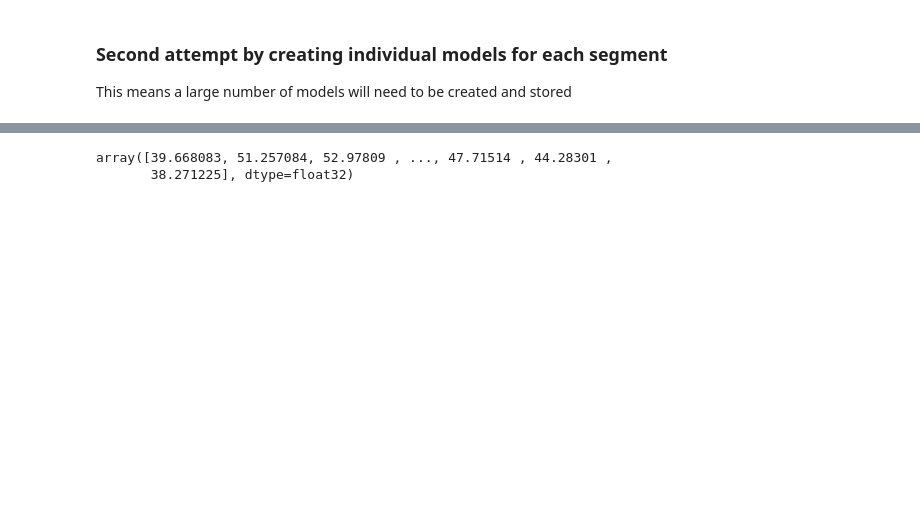
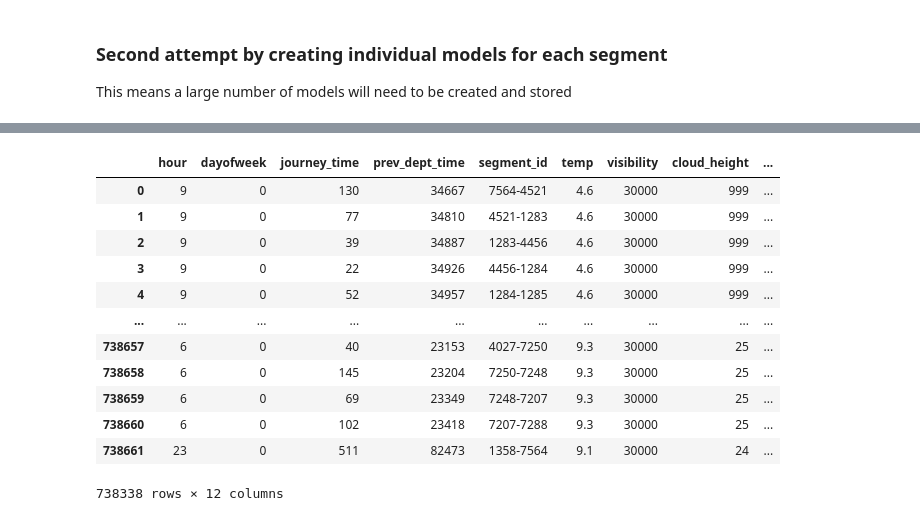
Before and after one commit to conorshort/dublin-bus-app, a Jupyter notebook: DataAnalytics/Conor/conor machine learning.ipynb, the cells around one changed output, grey strips where cells are left out. Drawn from its saved outputs; the diff is of its cells as text; code cells hidden in the pictures; blank space fills up the shorter version.

Commit message:
test segmentation plust dwell time model

```diff
--- a/DataAnalytics/Conor/conor machine learning.ipynb
+++ b/DataAnalytics/Conor/conor machine learning.ipynb
@@ -872,10 +572,9 @@ for seg in segment_models:
         # Pickle the 'data' dictionary using the highest protocol available.
         pickle.dump(segment_models[seg], f, pickle.HIGHEST_PROTOCOL)
 # %%
-with open('C:/Users/cls15/Google Drive/Comp Sci/Research Practicum/Code/dublin-bus-app/DataAnalytics/Conor/pickels/test.pickle', 'rb') as f:
-    # The protocol version used is detected automatically, so we do not
-    # have to specify it.
-    data = pickle.load(f)
+for seg in segment_models:
+    with open(f'C:/Users/cls15/Google Drive/Comp Sci/Research Practicum/Code/dublin-bus-app/DataAnalytics/Conor/pickels/{seg}.pickle', 'rb') as f:
+        data = pickle.load(f)
 # %%
 seg = '4436-5008'
 seg_df = df_rev2.copy()
@@ -889,6 +588,57 @@ y = seg_df["journey_time"]
 X = seg_df.drop(["journey_time"],1)
 
 data.predict(X)
-# %% [output]
-array([39.668083, 51.257084, 52.97809 , ..., 47.71514 , 44.28301 ,
-       38.271225], dtype=float32)
+# %%
+def get_prediction(segment, x):
+    with open(f'C:/Users/cls15/Google Drive/Comp Sci/Research Practicum/Code/dublin-bus-app/DataAnalytics/Conor/pickels/{segment}.pickle', 'rb') as f:
+        model = pickle.load(f)
+        return model.predict(x)
+
+data = pd.get_dummies(seg_df)
+seg = '4436-5008'
+seg_df = df_rev2.copy()
+seg_df = seg_df[seg_df["segment_id"] == seg]
+seg_df.drop(["segment_id"], 1, inplace=True)
+seg_df = pd.get_dummies(seg_df)
+X = seg_df.drop(["journey_time"],1)
+get_prediction(seg, X.head(1))
+
+df_rev2 = df.copy()
+df_rev2.drop(low_information_gain, 1, inplace=True)
+predictions = {}
+for seg in df.segment_id.unique():
+    seg_df = df_rev2.copy()
+    seg_df = seg_df[seg_df["segment_id"] == seg]
+    seg_df.drop(["segment_id"], 1, inplace=True)
+    seg_df = pd.get_dummies(seg_df)
+
+    # y is the target
+    y = seg_df["journey_time"]
+    # X is everything else
+    X = seg_df.drop(["journey_time"],1)
+    seg_df["predicted_journey"] = get_prediction(seg, X)
+    predictions[seg] = seg_df["predicted_journey"]
+
+result = pd.concat(list(predictions.values()))
+
+df_rev2["predicted_journey"] = 0
+
+df[["DAYOFSERVICE","PROGRNUMBER", ]]
+
+df_predictions = df_rev2.join(result)
+
+df_predictions.join(df[["DAYOFSERVICE","PROGRNUMBER"]])
+# %% [output]
+|  | hour | dayofweek | journey_time | prev_dept_time | segment_id | temp | visibility | cloud_height | ... |
+| 0 | 9 | 0 | 130 | 34667 | 7564-4521 | 4.6 | 30000 | 999 | ... |
+| 1 | 9 | 0 | 77 | 34810 | 4521-1283 | 4.6 | 30000 | 999 | ... |
+| 2 | 9 | 0 | 39 | 34887 | 1283-4456 | 4.6 | 30000 | 999 | ... |
+| 3 | 9 | 0 | 22 | 34926 | 4456-1284 | 4.6 | 30000 | 999 | ... |
+| 4 | 9 | 0 | 52 | 34957 | 1284-1285 | 4.6 | 30000 | 999 | ... |
+| ... | ... | ... | ... | ... | ... | ... | ... | ... | ... |
+| 738657 | 6 | 0 | 40 | 23153 | 4027-7250 | 9.3 | 30000 | 25 | ... |
+| 738658 | 6 | 0 | 145 | 23204 | 7250-7248 | 9.3 | 30000 | 25 | ... |
+| 738659 | 6 | 0 | 69 | 23349 | 7248-7207 | 9.3 | 30000 | 25 | ... |
+| 738660 | 6 | 0 | 102 | 23418 | 7207-7288 | 9.3 | 30000 | 25 | ... |
+| 738661 | 23 | 0 | 511 | 82473 | 1358-7564 | 9.1 | 30000 | 24 | ... |
+738338 rows × 12 columns
```
Also changed, not shown: parts of 27 cells of this notebook, 5 other files.
